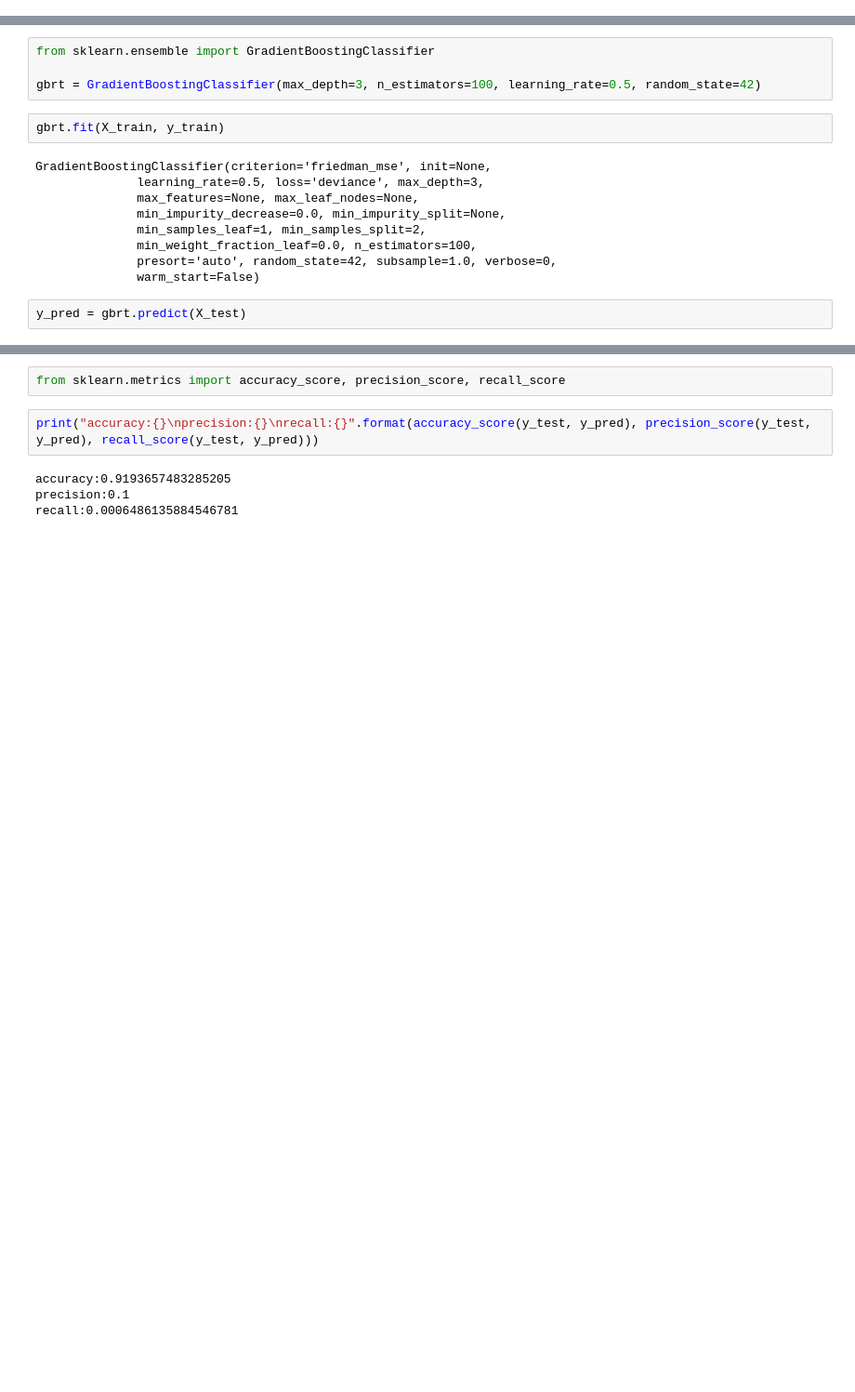
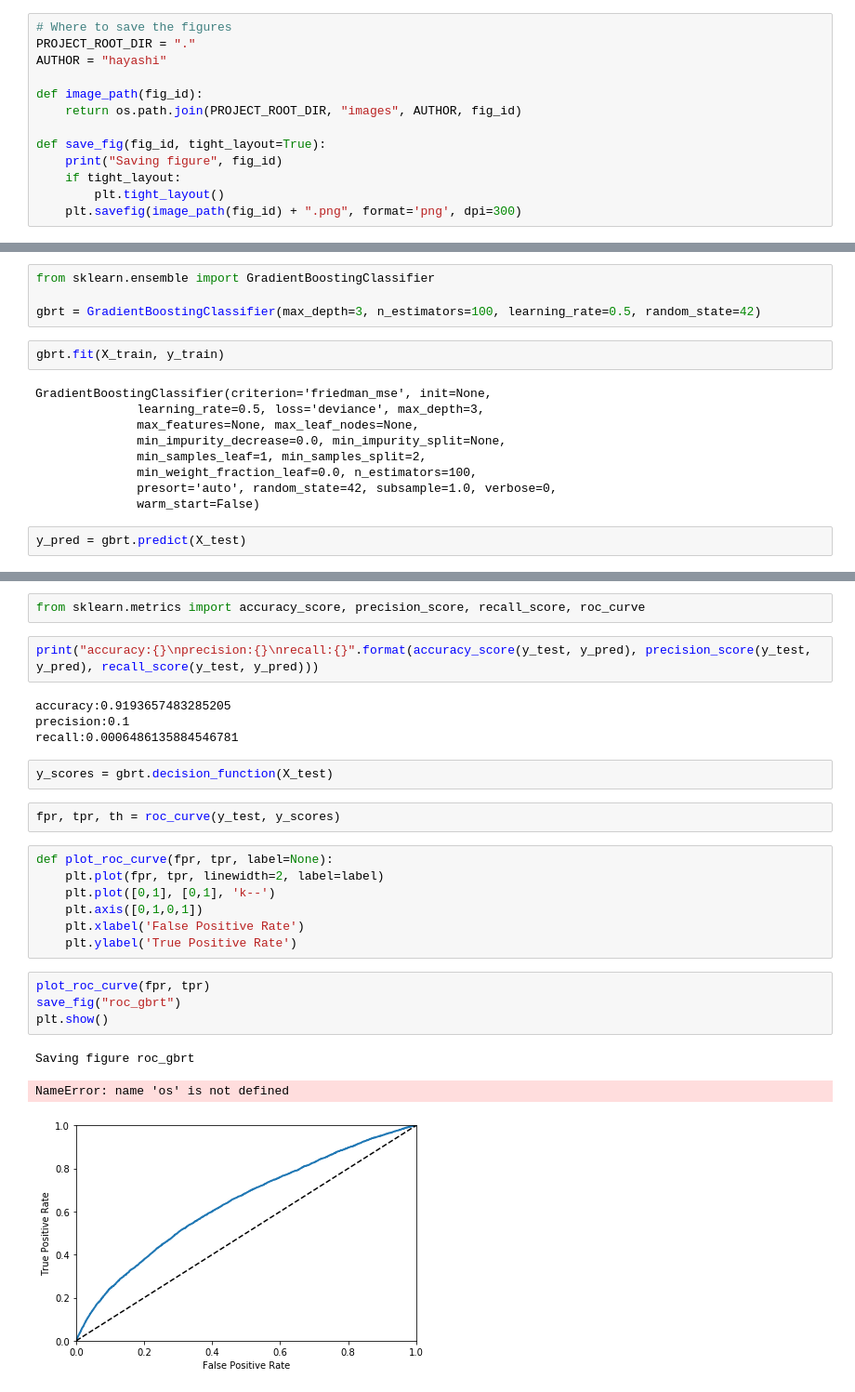
Before and after one commit to hayaken8112/kaggle_default_risk, a Jupyter notebook: hayashi.ipynb, the cells around one changed output, grey strips where cells are left out. Shown at 93% size. Saved outputs shown, nothing was run; the diff lists cells and outputs as text; blank space fills up the shorter version.

```diff
--- a/hayashi.ipynb
+++ b/hayashi.ipynb
@@ -11,6 +12,19 @@ import seaborn as sns
 import csv as csv
 data_path = "./data/"
 init_notebook_mode(connected=True)
+# %%
+# Where to save the figures
+PROJECT_ROOT_DIR = "."
+AUTHOR = "hayashi"
+
+def image_path(fig_id):
+    return os.path.join(PROJECT_ROOT_DIR, "images", AUTHOR, fig_id)
+
+def save_fig(fig_id, tight_layout=True):
+    print("Saving figure", fig_id)
+    if tight_layout:
+        plt.tight_layout()
+    plt.savefig(image_path(fig_id) + ".png", format='png', dpi=300)
 # %%
 def bar(dataframe, col_name, title, color=[], h=400, w=600, lm=100, limit=100, return_trace=False, rev=False, xlb=False):
     cnt_srs = dataframe[col_name].value_counts()
@@ -308,8 +324,27 @@ y_pred = gbrt.predict(X_test)
 # %%
-from sklearn.metrics import accuracy_score, precision_score, recall_score
+from sklearn.metrics import accuracy_score, precision_score, recall_score, roc_curve
 # %%
 print("accuracy:{}\nprecision:{}\nrecall:{}".format(accuracy_score(y_test, y_pred), precision_score(y_test, y_pred), recall_score(y_test, y_pred)))
 # %% [output]
 accuracy:0.9193657483285205
 precision:0.1
 recall:0.0006486135884546781
+# %%
+y_scores = gbrt.decision_function(X_test)
+# %%
+fpr, tpr, th = roc_curve(y_test, y_scores)
+# %%
+def plot_roc_curve(fpr, tpr, label=None):
+    plt.plot(fpr, tpr, linewidth=2, label=label)
+    plt.plot([0,1], [0,1], 'k--')
+    plt.axis([0,1,0,1])
+    plt.xlabel('False Positive Rate')
+    plt.ylabel('True Positive Rate')
+# %%
+plot_roc_curve(fpr, tpr)
+save_fig("roc_gbrt")
+plt.show()
+# %% [output]
+Saving figure roc_gbrt
+NameError: name 'os' is not defined
+[figure, added]
```
Also changed, not shown: parts of 3 cells of this notebook, 1 other file.
